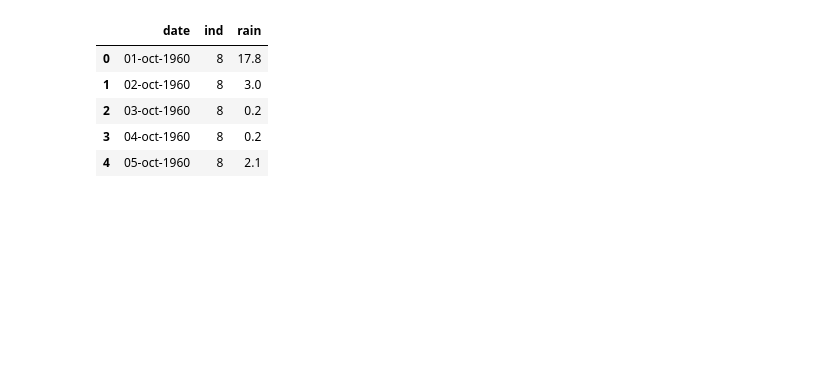
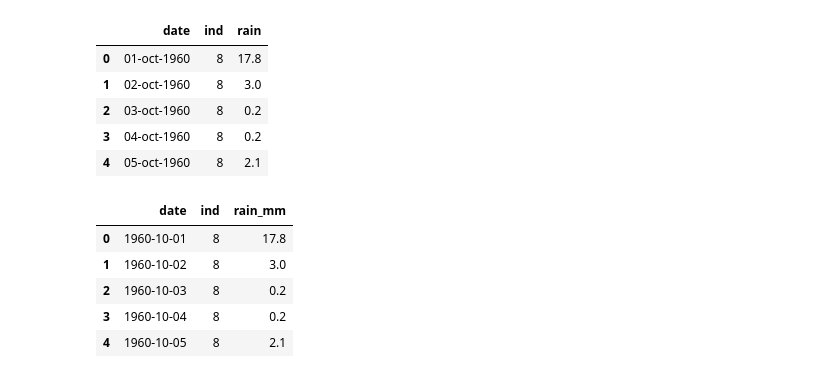
Before and after one commit to jporcenaluk/ai-crash-course, a Jupyter notebook: src/costelloe_fishery.ipynb, the cells around one changed output. Saved outputs shown, nothing was run; the diff lists cells and outputs as text; code cells hidden in the pictures; blank space fills up the shorter version.

```diff
--- a/src/costelloe_fishery.ipynb
+++ b/src/costelloe_fishery.ipynb
@@ -35,0 +32,17 @@ df.head()
+# %%
+# Clean the data (ensure dates are real)
+## resource used: https://saturncloud.io/blog/converting-a-column-to-date-format-in-pandas-dataframe/
+
+df = df.fillna(0)
+df["date"] = pd.to_datetime(df["date"])
+df["ind"] = pd.to_numeric(df["ind"])
+df["rain"] = pd.to_numeric(df["rain"])
+df = df.rename(columns={"rain": "rain_mm"})
+df.head()
+# %% [output]
+|  | date | ind | rain_mm |
+| 0 | 1960-10-01 | 8 | 17.8 |
+| 1 | 1960-10-02 | 8 | 3.0 |
+| 2 | 1960-10-03 | 8 | 0.2 |
+| 3 | 1960-10-04 | 8 | 0.2 |
+| 4 | 1960-10-05 | 8 | 2.1 |
```
Also changed, not shown: parts of 12 cells of this notebook, 1 other file.
